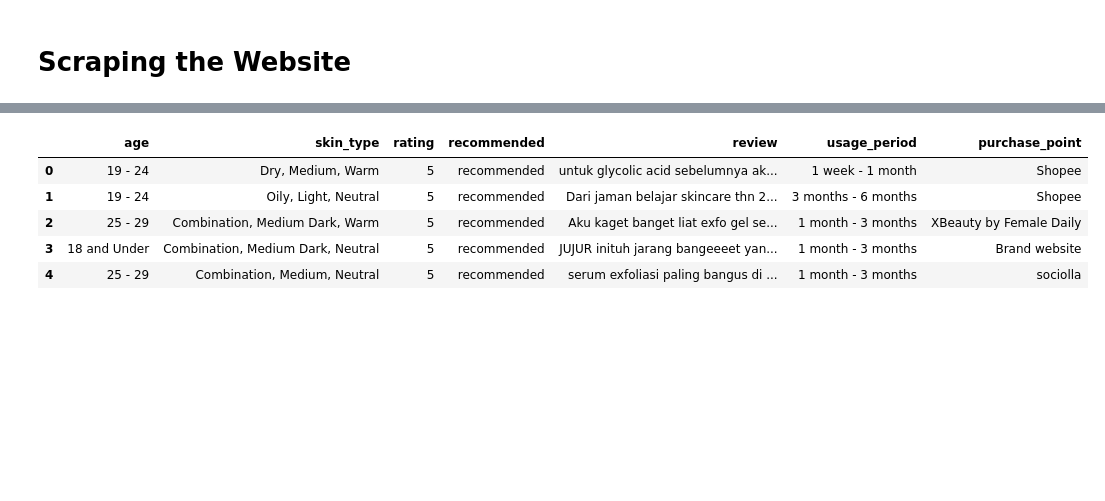
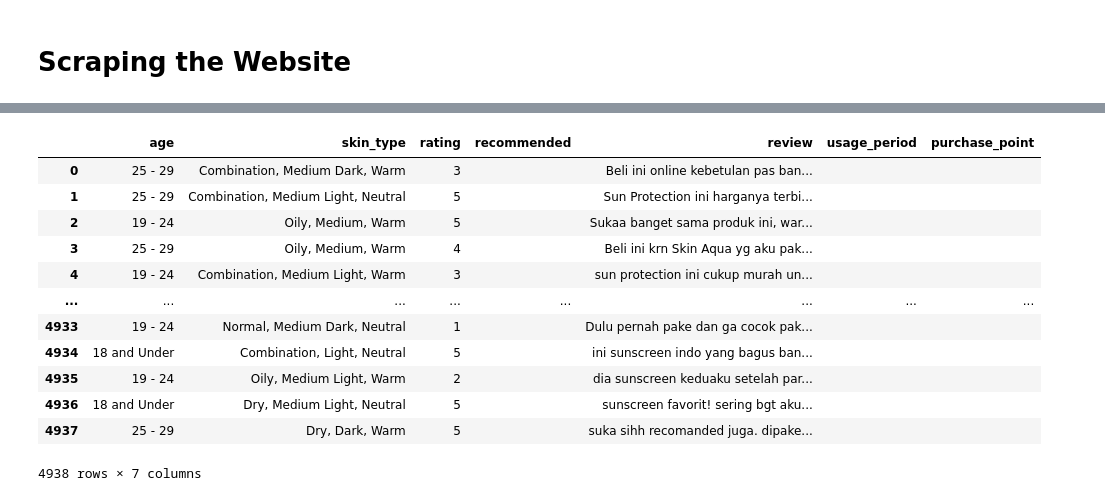
Before and after one commit to ayukrisn/notebook, a Jupyter notebook: bigdata.ipynb, the cells around one changed output, grey strips where cells are left out. Drawn from its saved outputs; the diff is of its cells as text; code cells hidden in the pictures; blank space fills up the shorter version.

Commit message:
done collecting data

```diff
--- a/bigdata.ipynb
+++ b/bigdata.ipynb
@@ -69,20 +69,20 @@ import time
 # Scraping the Website
 # %%
 # URL Ulasan dari Female Daily
-base_url = "https://reviews.femaledaily.com/products/cleanser/toner/for-skin-s-sake-fss/glycolic-acid-gel-10-with-tranexamic-acid?cat=&cat_id=0&age_range=&skin_type=&skin_tone=&skin_undertone=&hair_texture=&hair_type=&order=newest&page={}"
+base_url = "https://reviews.femaledaily.com/products/moisturizer/sun-protection-1/emina/sun-protection-spf-30-pa?cat=&cat_id=0&age_range=&skin_type=&skin_tone=&skin_undertone=&hair_texture=&hair_type=&order=oldest&page={}"
 page = 1
 
 # Koneksi ke mongodb
 username = "ayukrisna"
 password = "bigdata"
 host = "ayukrisna.c81wxan.mongodb.net"
-dbname = "femaledaily_test"
+dbname = "femaledaily_review"
 uri = f"mongodb+srv://{username}:{password}@{host}/{dbname}?retryWrites=true&w=majority"
 
 try:
     client = MongoClient(uri)
     db = client[dbname]
-    collection = db['test_review']
+    collection = db['emina_review']
 
     print("Successfully connected to MongoDB!")
 except ConnectionFailure as e:
@@ -104,7 +104,7 @@ try:
     df_data = pd.DataFrame(columns = ['age', 'skin_type', 'rating', 'recommended', 'review','usage_period', 'purchase_point'])
 
     # Scraping data
-    while True:
+    while (page < 495):
         # Buka URL
         url = base_url.format(page)
         driver.get(url)
@@ -118,19 +118,26 @@ try:
         # Get List Reviews
         soup = BeautifulSoup(driver.page_source, 'html.parser')
         list_reviews = soup.find(class_='list-reviews')
+
+        if not list_reviews:
+            print("No reviews found on this page.")
+            page += 1
+            continue
+
         reviews = list_reviews.find_all(class_='review-card')
-
-        # if not list_reviews:
-        #     print("No reviews found on this page.")
 
         for review in reviews:
             #left column
-            left_col = review.find(class_= 'review-card-col left')
-            age = left_col.find('p', class_='profile-age').get_text(strip=True)
-            skin_type = left_col.find('p', class_='profile-description').get_text(strip=True)
+            left_col = review.find(class_='review-card-col left')
+            age_element = left_col.find('p', class_='profile-age')
+            skin_type_element = left_col.find('p', class_='profile-description')
+
+            # Extract age and skin type only if elements are found
+            age = age_element.get_text(strip=True) if age_element else ""
+            skin_type = skin_type_element.get_text(strip=True) if skin_type_element else ""
 
             #right column
-            right_col = review.find(class_= 'review-card-col right')
+            right_col = review.find(class_='review-card-col right')
             wrapper = right_col.find(class_='review-content-wrapper')
 
             #start ratings
@@ -143,20 +150,30 @@ try:
                 if 'recommends' in recommendation_tag.get_text():
                     recommended = "recommended"
                 else:
-                    recommended =  "not recommended"
+                    recommended = "not recommended"
             else:
-                recommended =  "unknown"
+                recommended = ""
 
             #text review
             try:
-                review_text = wrapper.find(class_='text-content').get_text(strip=True)
-            except  (StaleElementReferenceException, NoSuchElementException):
+                review_text_element = wrapper.find(class_='text-content')
+                review_text = review_text_element.get_text(strip=True) if review_text_element else ""
+            except (StaleElementReferenceException, NoSuchElementException):
                 review_text = ""
 
-            #usage period and purchase point
+            # Usage period and purchase point
             info_wrapper = wrapper.find(class_='information-wrapper')
-            usage_period = info_wrapper.find('span', string='Usage Period ').find_next('b').get_text(strip=True)
-            purchase_point = info_wrapper.find('span', string='Purchase Point ').find_next('b').get_text(strip=True)
+            usage_period = ""
+            purchase_point = ""
+            if info_wrapper:
+                usage_period_element = info_wrapper.find('span', string='Usage Period ')
+                purchase_point_element = info_wrapper.find('span', string='Purchase Point ')
+
+                # Extract usage period and purchase point only if elements are found
+                if usage_period_element:
+                    usage_period = usage_period_element.find_next('b').get_text(strip=True)
+                if purchase_point_element:
+                    purchase_point = purchase_point_element.find_next('b').get_text(strip=True)
 
             # simpan ke frame
             df_data.loc[len(df_data)] = [age, skin_type, rating, recommended, review_text, usage_period, purchase_point]
@@ -172,6 +189,7 @@ try:
                 'purchase_point': purchase_point
             }
             collection.insert_one(review_data)
+            print("Successfully inserted the data")
 
         # Memeriksa apakah ada button next page
         try:
@@ -187,15 +205,15 @@ try:
 #exception
 except WebDriverException as e:
     print(f"WebDriverException: {e}")
-except Exception as e:
-    print(f"An unexpected error occurred: {e}")
+# except Exception as e:
+#     print(f"An unexpected error occurred: {e}")
 except TimeoutException:
     print("The element was not clickable within the given time")
 finally:
     driver.quit()
 
 pd.set_option('display.max_colwidth', None)
-df_data.head()
+df_data
 # %% [output]
 Successfully connected to MongoDB!
 1
@@ -204,6 +235,13 @@ Successfully connected to MongoDB!
 |  | age | skin_type | rating | recommended | review | usage_period | purchase_point |
-| 0 | 19 - 24 | Dry, Medium, Warm | 5 | recommended | untuk glycolic acid sebelumnya ak... | 1 week - 1 month | Shopee |
-| 1 | 19 - 24 | Oily, Light, Neutral | 5 | recommended | Dari jaman belajar skincare thn 2... | 3 months - 6 months | Shopee |
-| 2 | 25 - 29 | Combination, Medium Dark, Warm | 5 | recommended | Aku kaget banget liat exfo gel se... | 1 month - 3 months | XBeauty by Female Daily |
-| 3 | 18 and Under | Combination, Medium Dark, Neutral | 5 | recommended | JUJUR inituh jarang bangeeeet yan... | 1 month - 3 months | Brand website |
-| 4 | 25 - 29 | Combination, Medium, Neutral | 5 | recommended | serum exfoliasi paling bangus di ... | 1 month - 3 months | sociolla |
+| 0 | 25 - 29 | Combination, Medium Dark, Warm | 3 |  | Beli ini online kebetulan pas ban... |  |  |
+| 1 | 25 - 29 | Combination, Medium Light, Neutral | 5 |  | Sun Protection ini harganya terbi... |  |  |
+| 2 | 19 - 24 | Oily, Medium, Warm | 5 |  | Sukaa banget sama produk ini, war... |  |  |
+| 3 | 25 - 29 | Oily, Medium, Warm | 4 |  | Beli ini krn Skin Aqua yg aku pak... |  |  |
+| 4 | 19 - 24 | Combination, Medium Light, Warm | 3 |  | sun protection ini cukup murah un... |  |  |
+| ... | ... | ... | ... | ... | ... | ... | ... |
+| 4933 | 19 - 24 | Normal, Medium Dark, Neutral | 1 |  | Dulu pernah pake dan ga cocok pak... |  |  |
+| 4934 | 18 and Under | Combination, Light, Neutral | 5 |  | ini sunscreen indo yang bagus ban... |  |  |
+| 4935 | 19 - 24 | Oily, Medium Light, Warm | 2 |  | dia sunscreen keduaku setelah par... |  |  |
+| 4936 | 18 and Under | Dry, Medium Light, Neutral | 5 |  | sunscreen favorit! sering bgt aku... |  |  |
+| 4937 | 25 - 29 | Dry, Dark, Warm | 5 |  | suka sihh recomanded juga. dipake... |  |  |
+4938 rows × 7 columns
```
Also changed, not shown: parts of 5 cells of this notebook.
